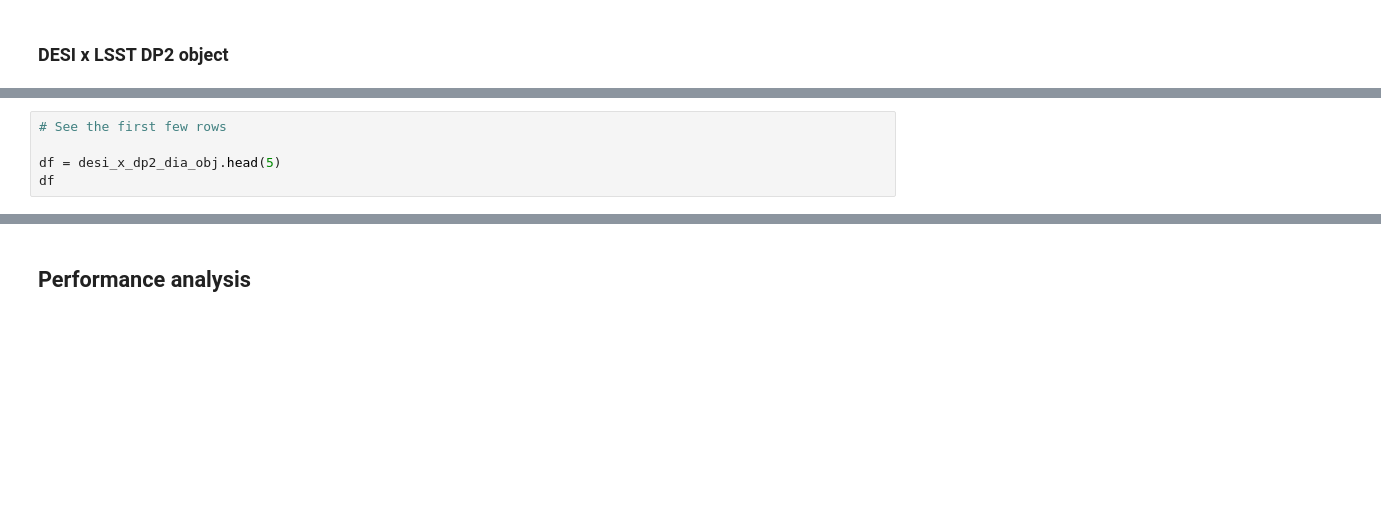
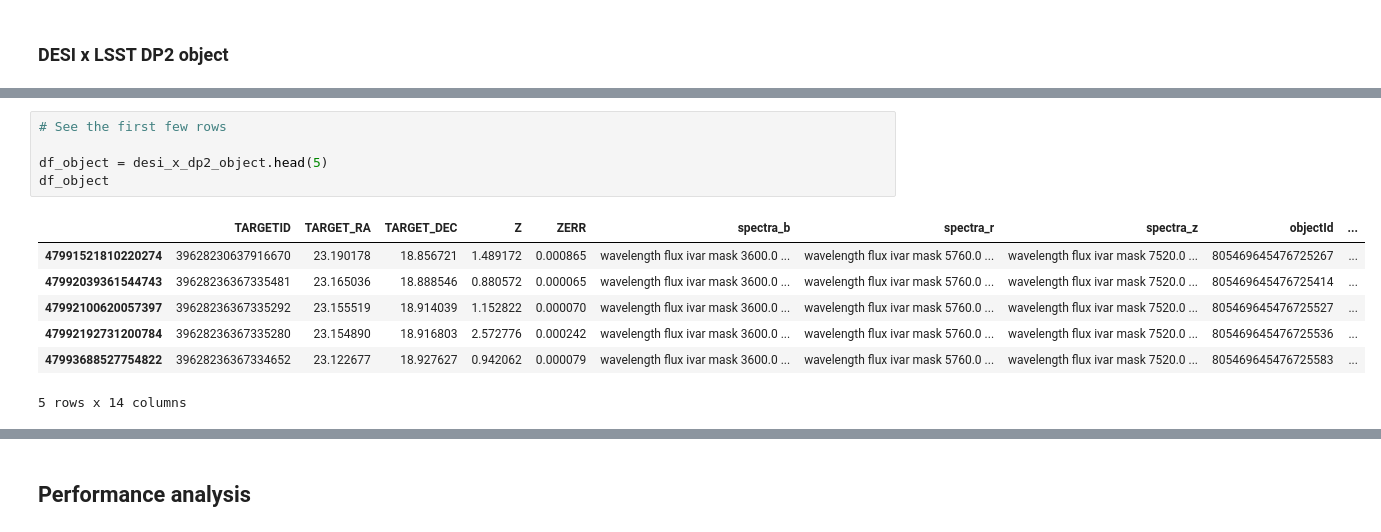
Before and after one commit to olivialynn/DESI-Crossmatch-Project, a Jupyter notebook: 05 - DESI x LSST DP2/5.0 - DESI x LSST DP2.ipynb, the cells around one changed output, grey strips where cells are left out. Saved outputs shown, nothing was run; the diff lists cells and outputs as text; blank space fills up the shorter version.

```diff
--- a/05 - DESI x LSST DP2/5.0 - DESI x LSST DP2.ipynb
+++ b/05 - DESI x LSST DP2/5.0 - DESI x LSST DP2.ipynb
@@ -300,6 +336,14 @@ desi_x_dp2_dia_obj.plot_coverage()
 # %%
 # See the first few rows
 
-df = desi_x_dp2_dia_obj.head(5)
-df
+df_object = desi_x_dp2_object.head(5)
+df_object
+# %% [output]
+|  | TARGETID | TARGET_RA | TARGET_DEC | Z | ZERR | spectra_b | spectra_r | spectra_z | objectId | ... |
+| 47991521810220274 | 39628230637916670 | 23.190178 | 18.856721 | 1.489172 | 0.000865 | wavelength flux ivar mask 3600.0 ... | wavelength flux ivar mask 5760.0 ... | wavelength flux ivar mask 7520.0 ... | 805469645476725267 | ... |
+| 47992039361544743 | 39628236367335481 | 23.165036 | 18.888546 | 0.880572 | 0.000065 | wavelength flux ivar mask 3600.0 ... | wavelength flux ivar mask 5760.0 ... | wavelength flux ivar mask 7520.0 ... | 805469645476725414 | ... |
+| 47992100620057397 | 39628236367335292 | 23.155519 | 18.914039 | 1.152822 | 0.000070 | wavelength flux ivar mask 3600.0 ... | wavelength flux ivar mask 5760.0 ... | wavelength flux ivar mask 7520.0 ... | 805469645476725527 | ... |
+| 47992192731200784 | 39628236367335280 | 23.154890 | 18.916803 | 2.572776 | 0.000242 | wavelength flux ivar mask 3600.0 ... | wavelength flux ivar mask 5760.0 ... | wavelength flux ivar mask 7520.0 ... | 805469645476725536 | ... |
+| 47993688527754822 | 39628236367334652 | 23.122677 | 18.927627 | 0.942062 | 0.000079 | wavelength flux ivar mask 3600.0 ... | wavelength flux ivar mask 5760.0 ... | wavelength flux ivar mask 7520.0 ... | 805469645476725583 | ... |
+5 rows x 14 columns
 # %%
```
Also changed, not shown: parts of 17 cells of this notebook, 1 other file.
